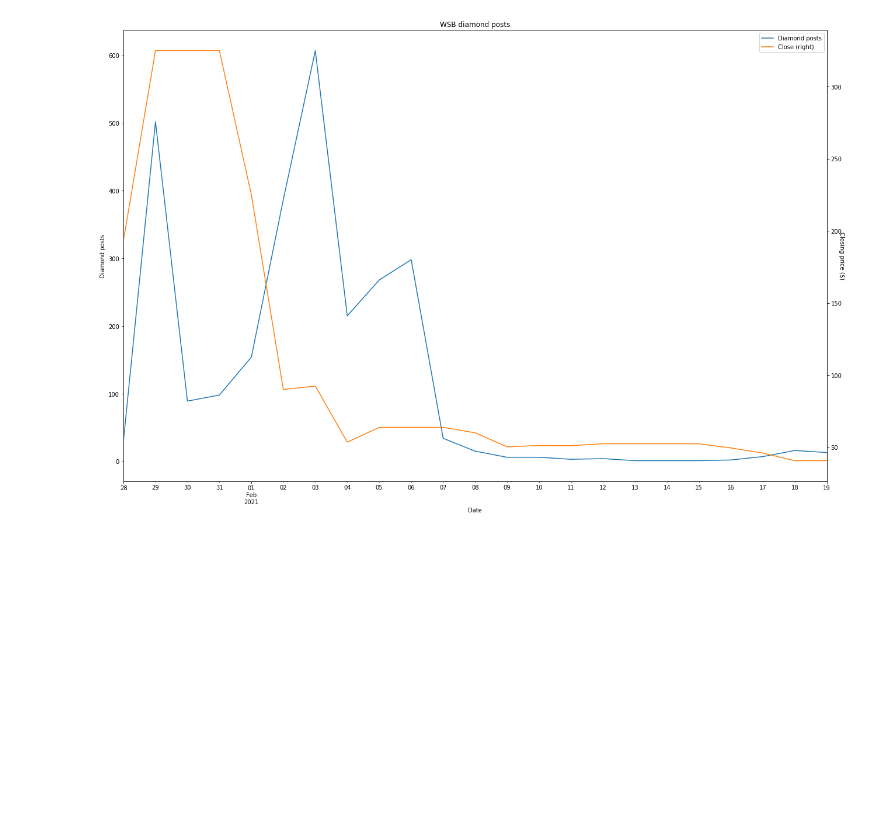
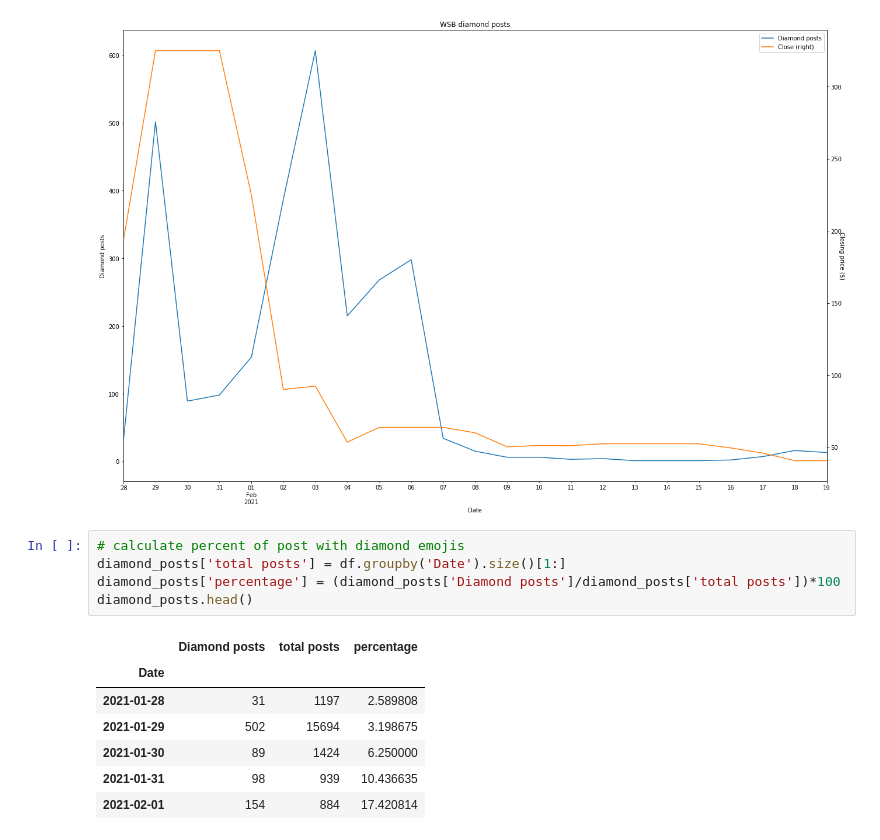
Before and after one commit to travis-tyler/wsb_analysis, a Jupyter notebook: code/wsb_analysis.ipynb, the cells around one changed output. Cells and saved outputs as stored; diff of their text form; blank space fills up the shorter version.

```diff
--- a/code/wsb_analysis.ipynb
+++ b/code/wsb_analysis.ipynb
@@ -147,3 +147,16 @@ plt.tight_layout()
 plt.ioff()
 # %% [output]
 [figure]
+# %%
+# calculate percent of post with diamond emojis
+diamond_posts['total posts'] = df.groupby('Date').size()[1:]
+diamond_posts['percentage'] = (diamond_posts['Diamond posts']/diamond_posts['total posts'])*100
+diamond_posts.head()
+# %% [output]
+|  | Diamond posts | total posts | percentage |
+| Date |  |  |  |
+| 2021-01-28 | 31 | 1197 | 2.589808 |
+| 2021-01-29 | 502 | 15694 | 3.198675 |
+| 2021-01-30 | 89 | 1424 | 6.250000 |
+| 2021-01-31 | 98 | 939 | 10.436635 |
+| 2021-02-01 | 154 | 884 | 17.420814 |
```
Also changed, not shown: parts of 1 cell of this notebook.
